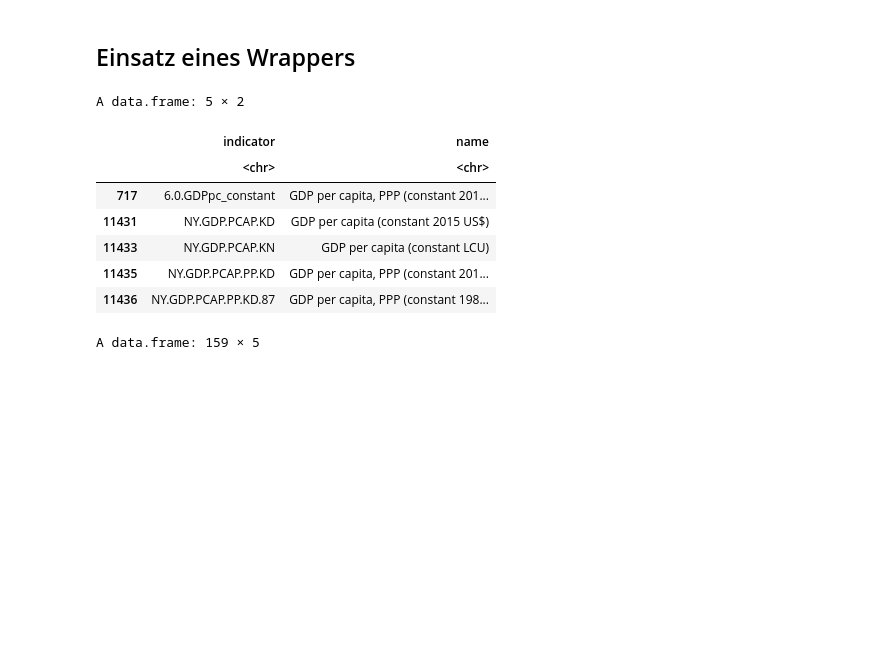
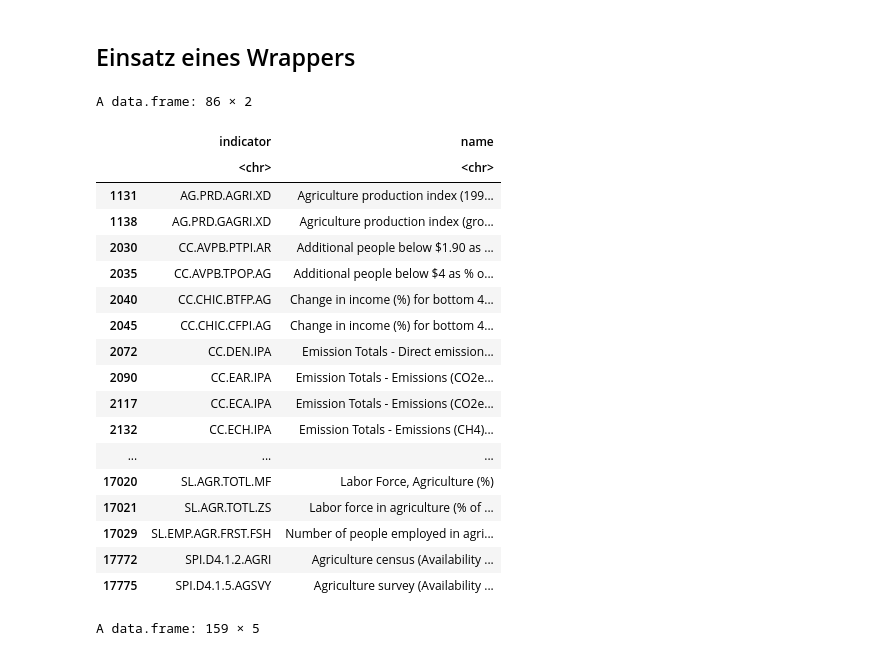
Before and after one commit to jrriebling/TM_R_Workshop, a Jupyter notebook: slides/3_API_Crawling_Scraping.ipynb, the cells around one changed output. Drawn from its saved outputs; the diff is of its cells as text; code cells hidden in the pictures; blank space fills up the shorter version.

```diff
--- a/slides/3_API_Crawling_Scraping.ipynb
+++ b/slides/3_API_Crawling_Scraping.ipynb
@@ -431,16 +433,27 @@ Die erhaltenen JSON Daten in interne `R` Datentypen transferieren. Hierfür kann
 library(WDI)
 # %%
 ## WDIsearch akzeptiert RegEx
-WDIsearch('gdp.*capita.*constant')
+WDIsearch('agriculture')
 # %% [output]
-A data.frame: 5 × 2
+A data.frame: 86 × 2
 |  | indicator | name |
 |  | <chr> | <chr> |
-| 717 | 6.0.GDPpc_constant | GDP per capita, PPP (constant 201... |
-| 11431 | NY.GDP.PCAP.KD | GDP per capita (constant 2015 US$) |
-| 11433 | NY.GDP.PCAP.KN | GDP per capita (constant LCU) |
-| 11435 | NY.GDP.PCAP.PP.KD | GDP per capita, PPP (constant 201... |
-| 11436 | NY.GDP.PCAP.PP.KD.87 | GDP per capita, PPP (constant 198... |
+| 1131 | AG.PRD.AGRI.XD | Agriculture production index (199... |
+| 1138 | AG.PRD.GAGRI.XD | Agriculture production index (gro... |
+| 2030 | CC.AVPB.PTPI.AR | Additional people below $1.90 as ... |
+| 2035 | CC.AVPB.TPOP.AG | Additional people below $4 as % o... |
+| 2040 | CC.CHIC.BTFP.AG | Change in income (%) for bottom 4... |
+| 2045 | CC.CHIC.CFPI.AG | Change in income (%) for bottom 4... |
+| 2072 | CC.DEN.IPA | Emission Totals - Direct emission... |
+| 2090 | CC.EAR.IPA | Emission Totals - Emissions (CO2e... |
+| 2117 | CC.ECA.IPA | Emission Totals - Emissions (CO2e... |
+| 2132 | CC.ECH.IPA | Emission Totals - Emissions (CH4)... |
+| ... | ... | ... |
+| 17020 | SL.AGR.TOTL.MF | Labor Force, Agriculture (%) |
+| 17021 | SL.AGR.TOTL.ZS | Labor force in agriculture (% of ... |
+| 17029 | SL.EMP.AGR.FRST.FSH | Number of people employed in agri... |
+| 17772 | SPI.D4.1.2.AGRI | Agriculture census (Availability ... |
+| 17775 | SPI.D4.1.5.AGSVY | Agriculture survey (Availability ... |
 # %%
 data <- WDI(indicator = 'NY.GDP.PCAP.KD',
            country = c('MX','CA','US'),
```
Also changed, not shown: parts of 4 cells of this notebook, 2 other files.
